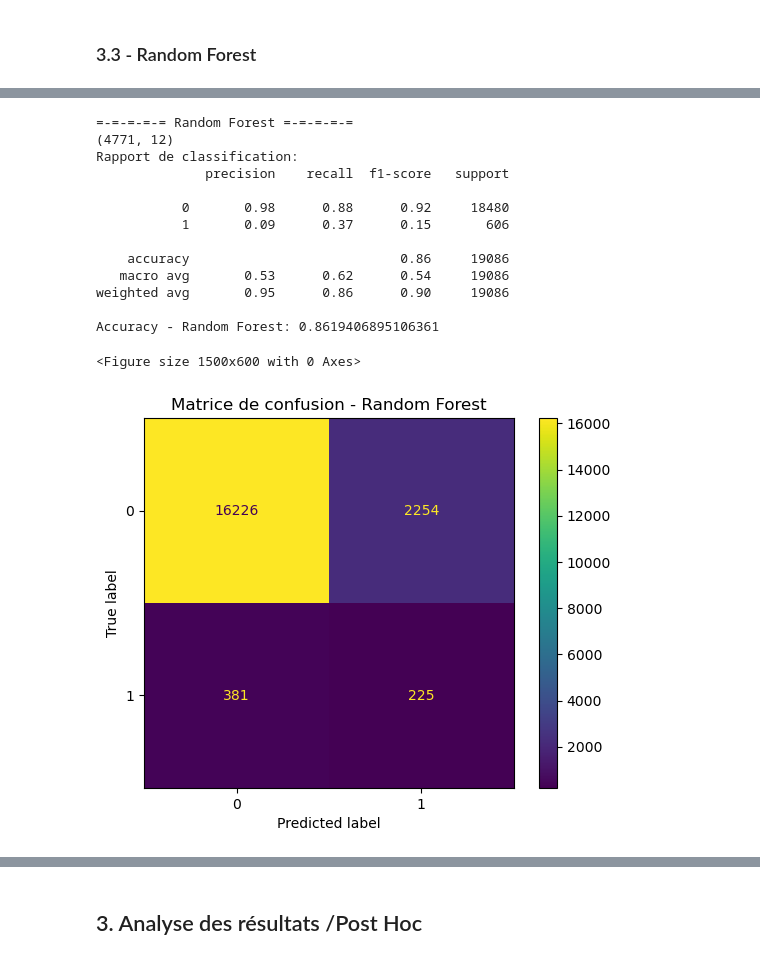
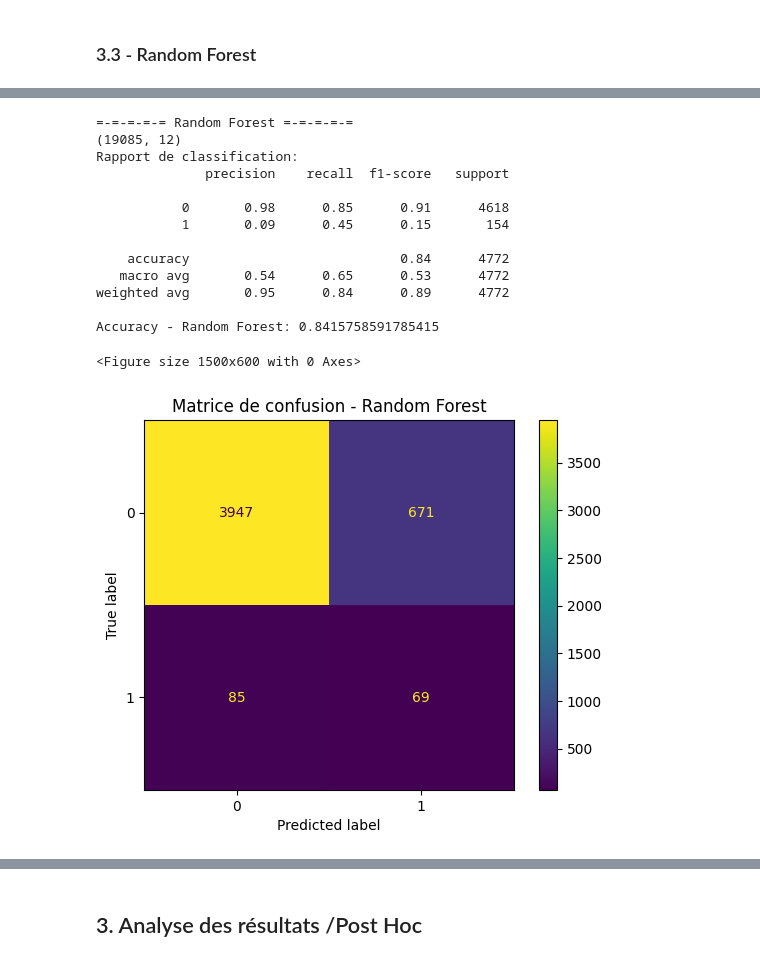
Before and after one commit to GabrielTrier/Responsible_Explainable_AI, a Jupyter notebook: main.ipynb, the cells around one changed output, grey strips where cells are left out. Saved outputs shown, nothing was run; the diff lists cells and outputs as text; code cells hidden in the pictures.

```diff
--- a/main.ipynb
+++ b/main.ipynb
@@ -378,7 +378,7 @@ preprocessor = ColumnTransformer(
 # %%
 from sklearn.model_selection import train_test_split
 
-X_train, X_test, y_train, y_test = train_test_split(X, y, train_size=0.2, random_state=42)
+X_train, X_test, y_train, y_test = train_test_split(X, y, test_size=0.2, random_state=42)
 print("Nombre de sample dans l'ensemble de train:", X_train.shape[0])
 print("Nombre de sample dans l'ensemble de test:", X_test.shape[0])
 pourcentage_demission_train = round(((sum(y_train) / y_train.shape[0])*100), 2)
@@ -496,26 +496,26 @@ Le troisième modèle entrainé est un Random forest. Bien que ce soit un ensemb
 # %%
 from sklearn.ensemble import RandomForestClassifier
 
 pipeline_rf = Pipeline([
     ('prepocessor', preprocessor),
-    ('classifier', RandomForestClassifier(random_state=42, n_estimators=100, max_depth=8, class_weight='balanced'))
+    ('classifier', RandomForestClassifier(random_state=42, n_estimators=300, max_depth=10, class_weight='balanced'))
 ])
 
 
 model_rf, accuracy_rf, y_pred_rf = train_evaluate(pipeline_rf, X_train, X_test, y_train, y_test, 'Random Forest')
 # %% [output]
 =-=-=-=-= Random Forest =-=-=-=-=
-(4771, 12)
+(19085, 12)
 Rapport de classification:
               precision    recall  f1-score   support
 
-           0       0.98      0.88      0.92     18480
-           1       0.09      0.37      0.15       606
+           0       0.98      0.85      0.91      4618
+           1       0.09      0.45      0.15       154
 
-    accuracy                           0.86     19086
-   macro avg       0.53      0.62      0.54     19086
-weighted avg       0.95      0.86      0.90     19086
+    accuracy                           0.84      4772
+   macro avg       0.54      0.65      0.53      4772
+weighted avg       0.95      0.84      0.89      4772
 
-Accuracy - Random Forest: 0.8619406895106361
+Accuracy - Random Forest: 0.8415758591785415
 <Figure size 1500x600 with 0 Axes>
-[figure, old version]
+[figure, new version]
```
Also changed, not shown: parts of 32 cells of this notebook.
